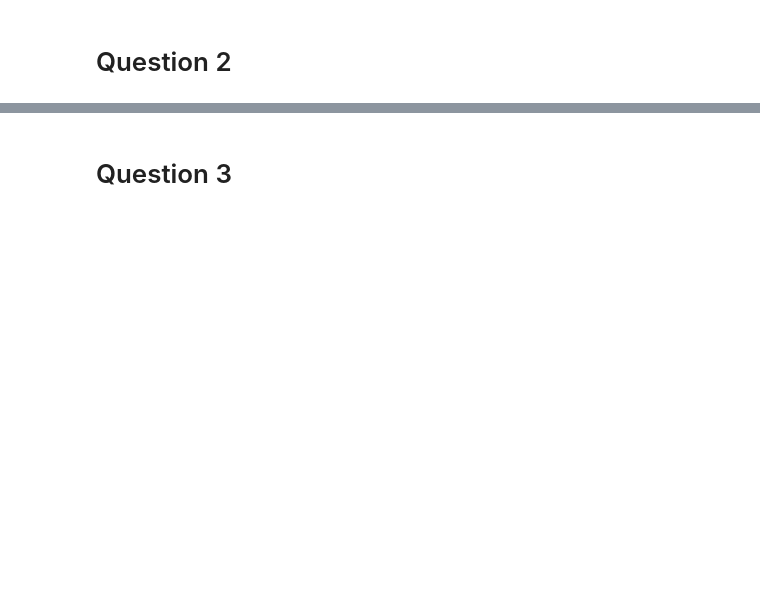
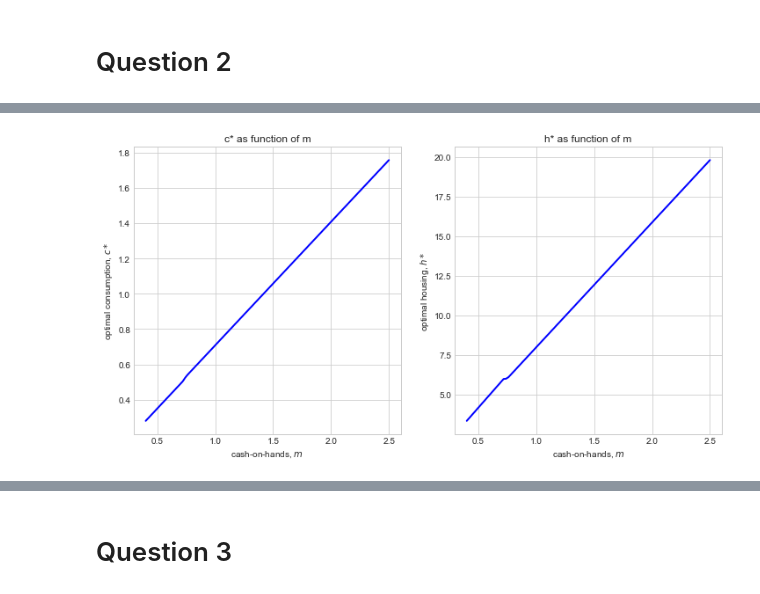
Before and after one commit to AskerNC/projects-2021-concatenaters, a Jupyter notebook: inauguralproject/inauguralproject.ipynb, the cells around one changed output, grey strips where cells are left out. Drawn from its saved outputs; the diff is of its cells as text; code cells hidden in the pictures; blank space fills up the shorter version.

```diff
--- a/inauguralproject/inauguralproject.ipynb
+++ b/inauguralproject/inauguralproject.ipynb
@@ -38,0 +58,20 @@ ADD ANSWER.
+# %%
+# a. creating array of budgets
+N = 100
+m_vals = np.linspace(0.4,2.5,N)
+
+# b. creating arrays of optimal consumption and housing
+c_vals = np.empty(N)
+h_vals = np.empty(N)
+
+for i,mi in enumerate(m_vals):
+    utils = ip.u_max(m=mi)
+
+    c_vals[i] = utils[0]
+    h_vals[i] = utils[1]
+
+# c. plotting the c* and h* as functions of budget
+fig1 = ip.ch_figures(c_vals,h_vals,m_vals)
+fig1.savefig('q2_plot1.pdf')
+# %% [output]
+[figure, added]
```
Also changed, not shown: parts of 33 cells of this notebook, 2 other files.
